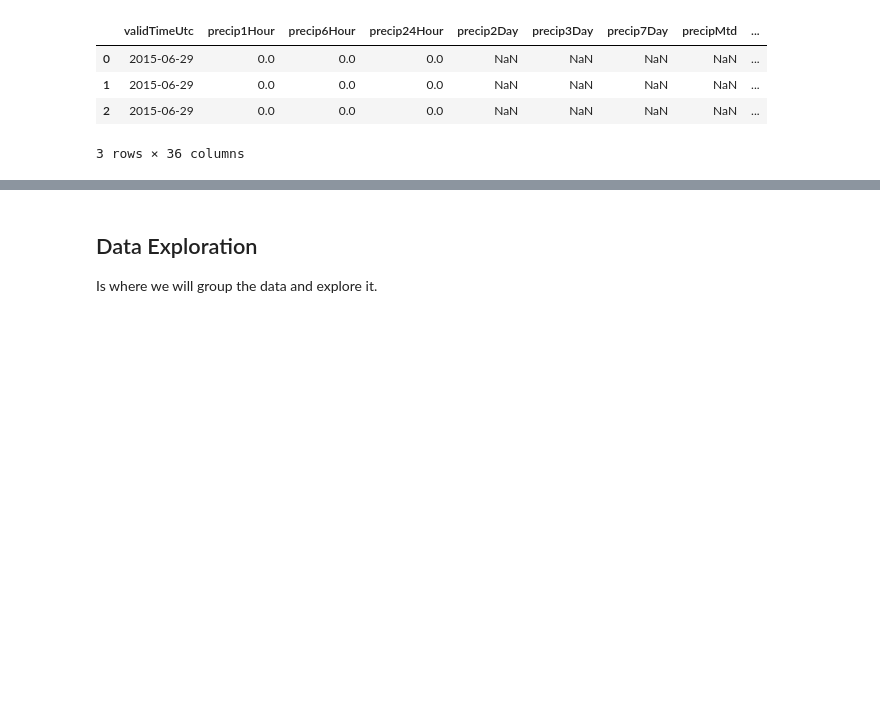
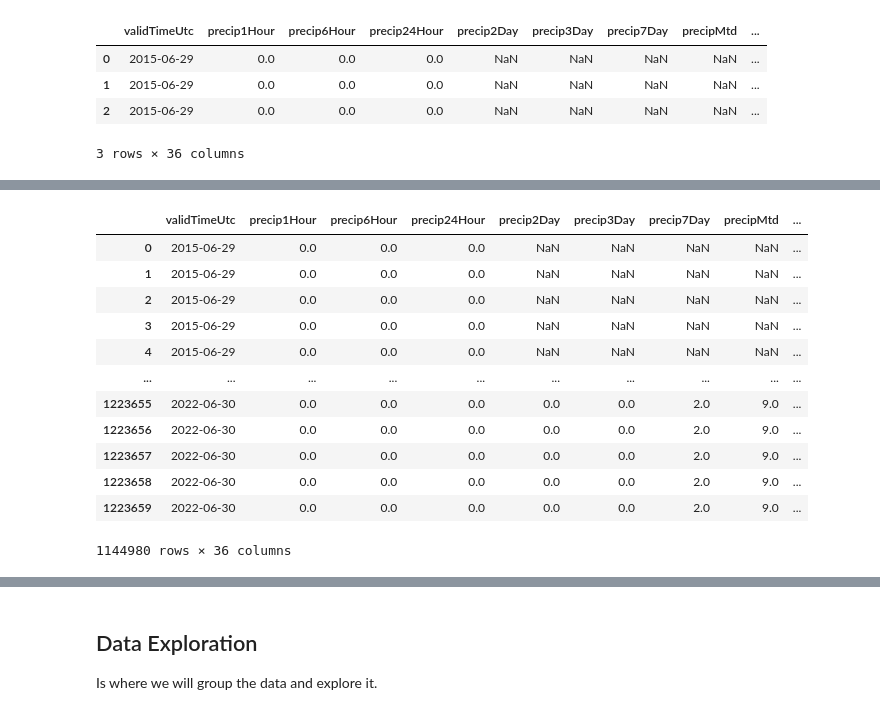
Before and after one commit to Savitar-Hub/sales-forecasting, a Jupyter notebook: wine-production/1. Exploratory Data Analysis.ipynb, the cells around one changed output, grey strips where cells are left out. Cells and saved outputs as stored; diff of their text form; code cells hidden in the pictures; blank space fills up the shorter version.

```diff
--- a/wine-production/1. Exploratory Data Analysis.ipynb
+++ b/wine-production/1. Exploratory Data Analysis.ipynb
@@ -312,0 +334,16 @@ meteo_df_pre_proc.head(3)
+# %%
+meteo_df_pre_proc[meteo_df_pre_proc.isnull().any(axis=1)]
+# %% [output]
+|  | validTimeUtc | precip1Hour | precip6Hour | precip24Hour | precip2Day | precip3Day | precip7Day | precipMtd | ... |
+| 0 | 2015-06-29 | 0.0 | 0.0 | 0.0 | NaN | NaN | NaN | NaN | ... |
+| 1 | 2015-06-29 | 0.0 | 0.0 | 0.0 | NaN | NaN | NaN | NaN | ... |
+| 2 | 2015-06-29 | 0.0 | 0.0 | 0.0 | NaN | NaN | NaN | NaN | ... |
+| 3 | 2015-06-29 | 0.0 | 0.0 | 0.0 | NaN | NaN | NaN | NaN | ... |
+| 4 | 2015-06-29 | 0.0 | 0.0 | 0.0 | NaN | NaN | NaN | NaN | ... |
+| ... | ... | ... | ... | ... | ... | ... | ... | ... | ... |
+| 1223655 | 2022-06-30 | 0.0 | 0.0 | 0.0 | 0.0 | 0.0 | 2.0 | 9.0 | ... |
+| 1223656 | 2022-06-30 | 0.0 | 0.0 | 0.0 | 0.0 | 0.0 | 2.0 | 9.0 | ... |
+| 1223657 | 2022-06-30 | 0.0 | 0.0 | 0.0 | 0.0 | 0.0 | 2.0 | 9.0 | ... |
+| 1223658 | 2022-06-30 | 0.0 | 0.0 | 0.0 | 0.0 | 0.0 | 2.0 | 9.0 | ... |
+| 1223659 | 2022-06-30 | 0.0 | 0.0 | 0.0 | 0.0 | 0.0 | 2.0 | 9.0 | ... |
+1144980 rows × 36 columns
```
Also changed, not shown: parts of 6 cells of this notebook.
